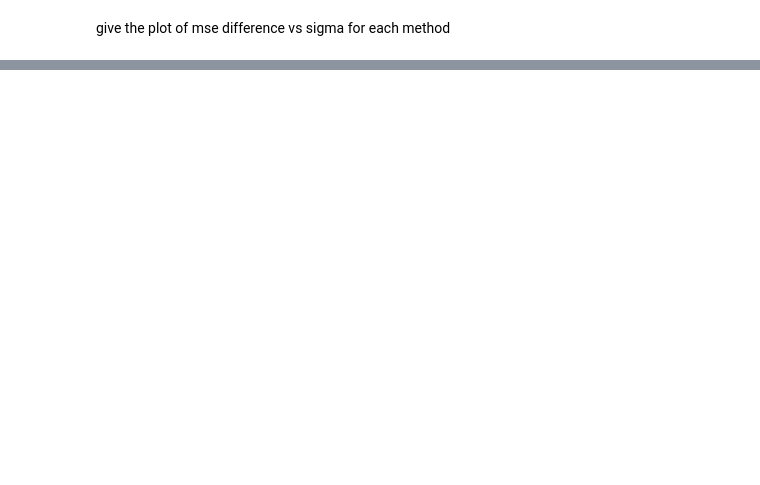
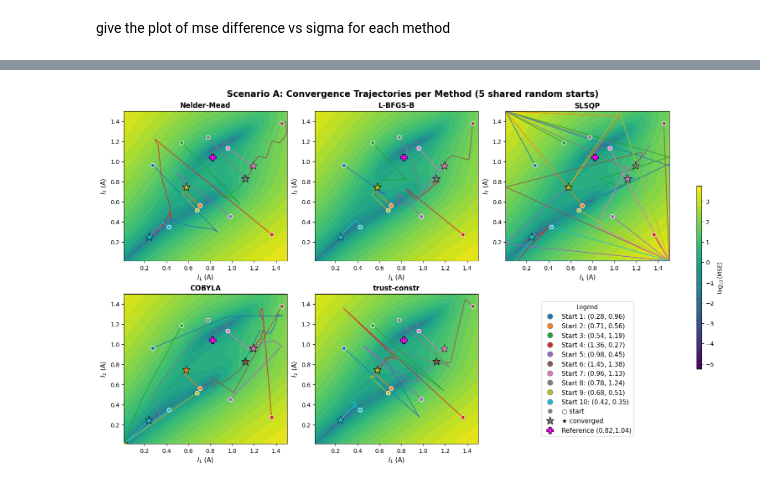
Before and after one commit to Louis-26/FELsim, a Jupyter notebook: experiment/step_2/scenario_A_reproduce.ipynb, the cells around one changed output, grey strips where cells are left out. Drawn from its saved outputs; the diff is of its cells as text; code cells hidden in the pictures; blank space fills up the shorter version.

```diff
--- a/experiment/step_2/scenario_A_reproduce.ipynb
+++ b/experiment/step_2/scenario_A_reproduce.ipynb
@@ -293,0 +304,12 @@ for m, _ in METHODS_A:
+# %%
+import os
+CURRENT_DIR = os.getcwd()
+
+import pickle
+# load the results
+
+with open(os.path.join(CURRENT_DIR, "../../results/scenario_A_results.pkl"), "rb") as f:
+    data = pickle.load(f)
+    df_A = data["df_A"]
+    results_A = data["results_A"]
+    final_summary = data["final_summary"]
@@ -293,0 +355,53 @@ for m, _ in METHODS_A:
+# %%
+import pickle, os
+import numpy as np
+import matplotlib.pyplot as plt
+from matplotlib.lines import Line2D
+
+with open(os.path.join(CURRENT_DIR, "../../results/scenario_A_landscape.pkl"), "rb") as f:
+    L = pickle.load(f)
+with open(os.path.join(CURRENT_DIR, "../../results/scenario_A_trajectories.pkl"), "rb") as f:
+    T = pickle.load(f)
+
+I1_vals, I2_vals, MSE_grid = L["I1_vals"], L["I2_vals"], L["MSE_grid"]
+trajectories, STARTS = T["trajectories"], T["starts"]
+Z = np.log10(np.maximum(MSE_grid, 1e-16))
+
+methods = list(trajectories.keys())
+start_colors = plt.colormaps.get_cmap('tab10')
+
+fig, axes = plt.subplots(2, 3, figsize=(15, 9), constrained_layout=True)
+axes = axes.flatten()
+
+for idx, method in enumerate(methods):
+    ax = axes[idx]
+    cf = ax.contourf(I1_vals, I2_vals, Z, levels=40, cmap='viridis')
+    ax.contour(I1_vals, I2_vals, Z, levels=10, colors='white', linewidths=0.3, alpha=0.3)
+
+    for s_idx, d in enumerate(trajectories[method]):
+        path = d["path"]; c = start_colors(s_idx)
+        ax.plot(path[:,0], path[:,1], '-', color=c, linewidth=1.3, alpha=0.9)
+        ax.plot(path[0,0],  path[0,1],  'o', color=c, ms=7,  mec='white', mew=1.0, zorder=9)
+        ax.plot(path[-1,0], path[-1,1], '*', color=c, ms=14, mec='black', mew=0.6, zorder=10)
+
+    ax.plot(0.8218, 1.0430, 'P', color='magenta', ms=12, mec='black', zorder=11)
+    ax.set_title(method, fontsize=12, fontweight='bold')
+    ax.set_xlabel(r'$I_1$ (A)', fontsize=11); ax.set_ylabel(r'$I_2$ (A)', fontsize=11)
+    ax.set_xlim(I1_vals[0], I1_vals[-1]); ax.set_ylim(I2_vals[0], I2_vals[-1])
+
+axes[5].axis('off')
+leg = [Line2D([0],[0], marker='o', color='w', markerfacecolor=start_colors(i),
+              markeredgecolor='gray', ms=9,
+              label=f"Start {i+1}: ({STARTS[i,0]:.2f}, {STARTS[i,1]:.2f})")
+       for i in range(len(STARTS))]
+leg += [Line2D([0],[0], marker='o', color='w', markerfacecolor='gray', ms=9, label='○ start'),
+        Line2D([0],[0], marker='*', color='w', markerfacecolor='gray', markeredgecolor='black', ms=14, label='★ converged'),
+        Line2D([0],[0], marker='P', color='w', markerfacecolor='magenta', markeredgecolor='black', ms=12, label='Reference (0.82,1.04)')]
+axes[5].legend(handles=leg, loc='center', fontsize=11, frameon=True, title='Legend')
+
+fig.colorbar(cf, ax=list(axes), label=r'$\log_{10}(\mathrm{MSE})$', shrink=0.55, aspect=35)
+fig.suptitle('Scenario A: Convergence Trajectories per Method (5 shared random starts)',
+             fontsize=15, fontweight='bold')
+plt.show()
+# %% [output]
+[figure, added]
```
Also changed, not shown: parts of 7 cells of this notebook, 19 other files.
